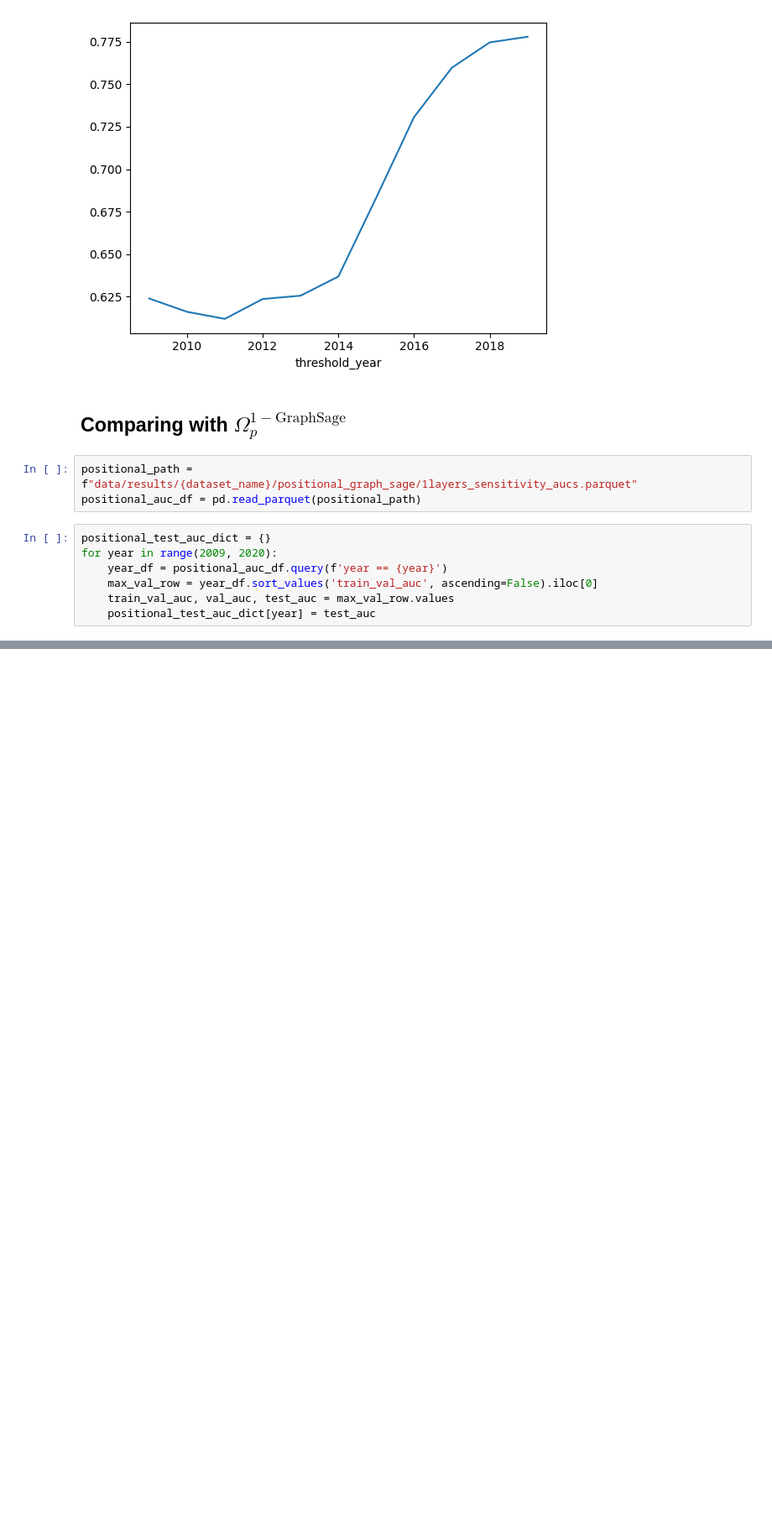
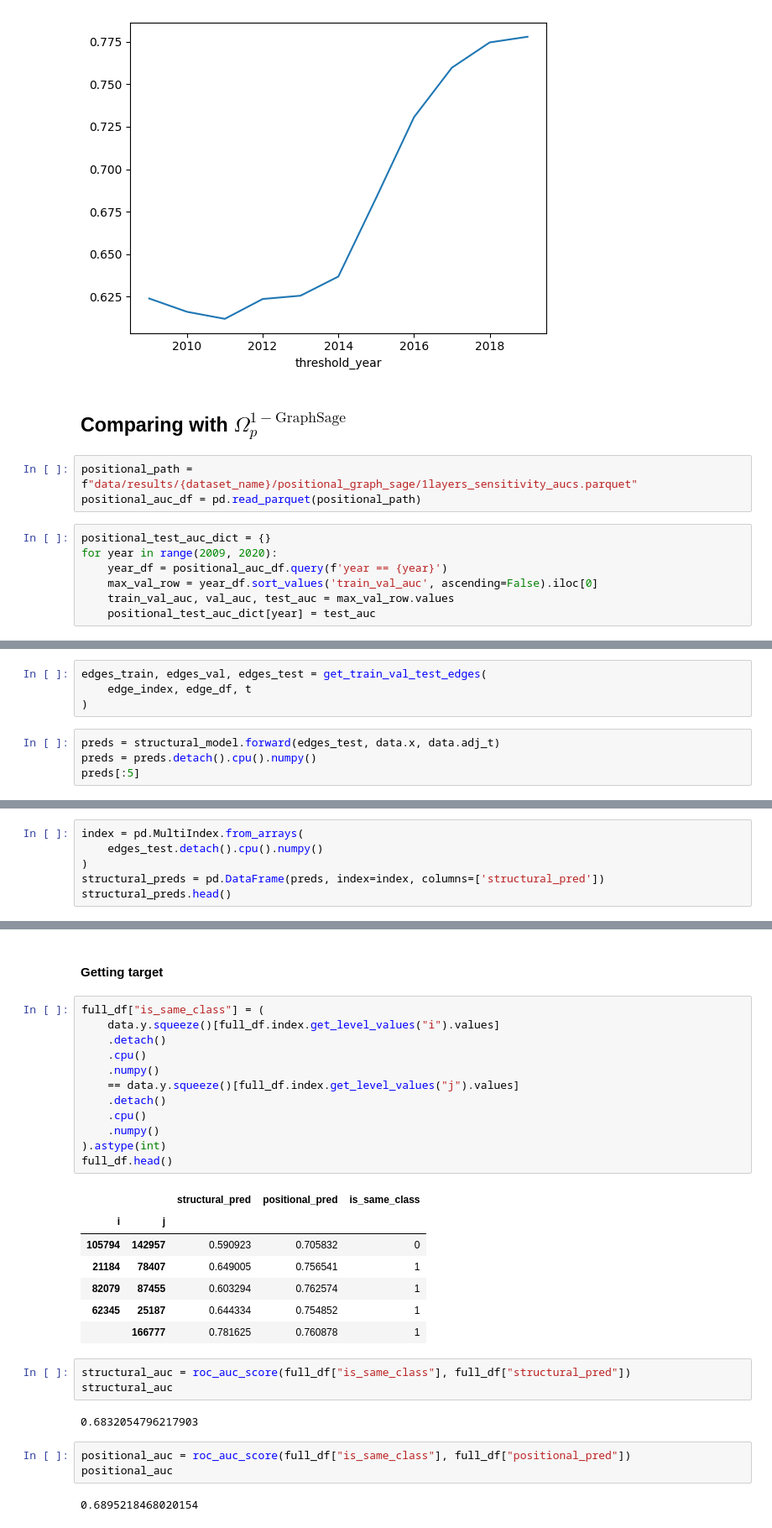
Before and after one commit to caiolmart/node-concordance, a Jupyter notebook: notebooks/gamma_function/arxiv/11-1-structural_graphsage_sensitivity_labels.ipynb, the cells around one changed output, grey strips where cells are left out. Shown at 84% size. Saved outputs shown, nothing was run; the diff lists cells and outputs as text; blank space fills up the shorter version.

```diff
--- a/notebooks/gamma_function/arxiv/11-1-structural_graphsage_sensitivity_labels.ipynb
+++ b/notebooks/gamma_function/arxiv/11-1-structural_graphsage_sensitivity_labels.ipynb
@@ -280,0 +358,8 @@ plt.savefig(f"reports/images/positional_structural_sensitivity_perfomance.pdf")
+# %%
+edges_train, edges_val, edges_test = get_train_val_test_edges(
+    edge_index, edge_df, t
+)
+# %%
+preds = structural_model.forward(edges_test, data.x, data.adj_t)
+preds = preds.detach().cpu().numpy()
+preds[:5]
@@ -280,0 +377,6 @@ plt.savefig(f"reports/images/positional_structural_sensitivity_perfomance.pdf")
+# %%
+index = pd.MultiIndex.from_arrays(
+    edges_test.detach().cpu().numpy()
+)
+structural_preds = pd.DataFrame(preds, index=index, columns=['structural_pred'])
+structural_preds.head()
@@ -280,0 +407,32 @@ plt.savefig(f"reports/images/positional_structural_sensitivity_perfomance.pdf")
+# %% [markdown]
+#### Getting target
+# %%
+full_df["is_same_class"] = (
+    data.y.squeeze()[full_df.index.get_level_values("i").values]
+    .detach()
+    .cpu()
+    .numpy()
+    == data.y.squeeze()[full_df.index.get_level_values("j").values]
+    .detach()
+    .cpu()
+    .numpy()
+).astype(int)
+full_df.head()
+# %% [output]
+|  |  | structural_pred | positional_pred | is_same_class |
+| i | j |  |  |  |
+| 105794 | 142957 | 0.590923 | 0.705832 | 0 |
+| 21184 | 78407 | 0.649005 | 0.756541 | 1 |
+| 82079 | 87455 | 0.603294 | 0.762574 | 1 |
+| 62345 | 25187 | 0.644334 | 0.754852 | 1 |
+|  | 166777 | 0.781625 | 0.760878 | 1 |
+# %%
+structural_auc = roc_auc_score(full_df["is_same_class"], full_df["structural_pred"])
+structural_auc
+# %% [output]
+0.6832054796217903
+# %%
+positional_auc = roc_auc_score(full_df["is_same_class"], full_df["positional_pred"])
+positional_auc
+# %% [output]
+0.6895218468020154
```
Also changed, not shown: parts of 29 cells of this notebook.
